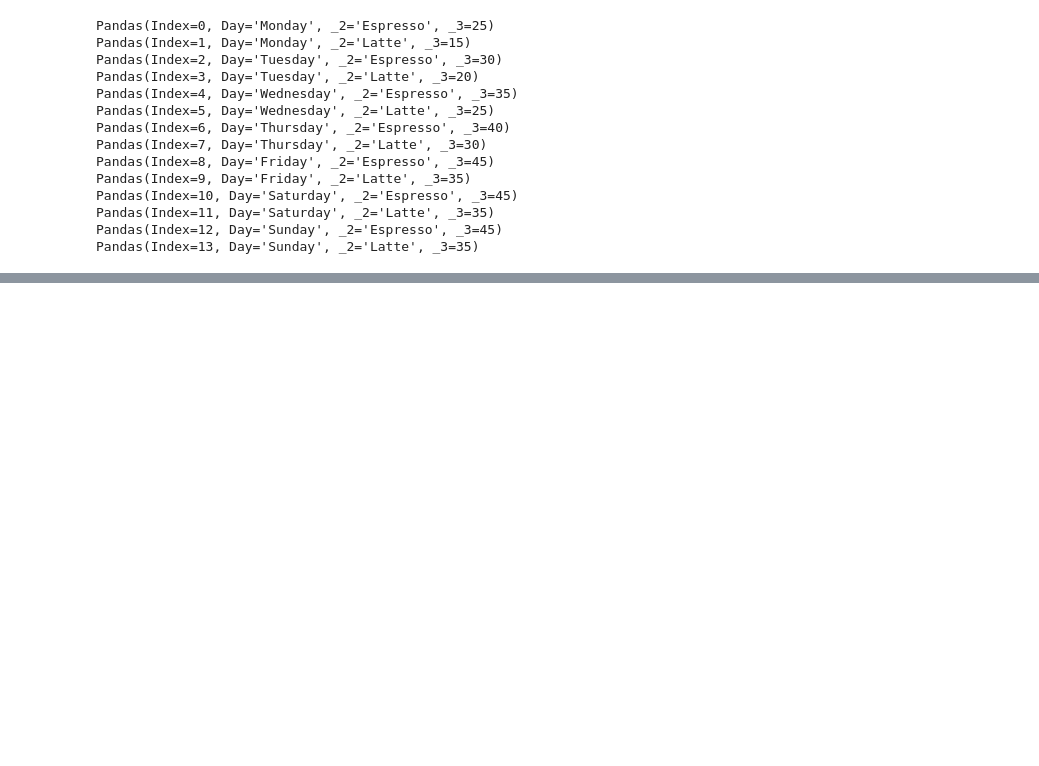
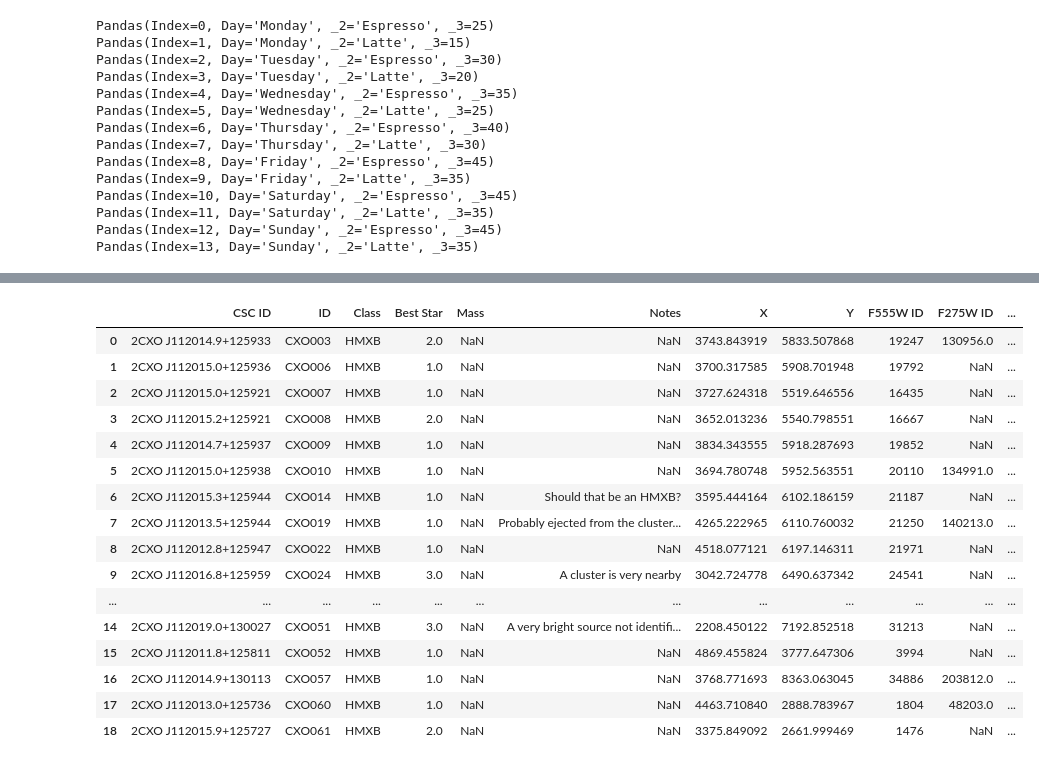
Before and after one commit to devkhullar/Tutorials, a Jupyter notebook: Pandas/Pandas.ipynb, the cells around one changed output, grey strips where cells are left out. Saved outputs shown, nothing was run; the diff lists cells and outputs as text; code cells hidden in the pictures; blank space fills up the shorter version.

Commit message:
Test merge and query functions

```diff
--- a/Pandas/Pandas.ipynb
+++ b/Pandas/Pandas.ipynb
@@ -382,0 +536,6 @@ Pandas(Index=13, Day='Sunday', _2='Latte', _3=35)
+# %%
+import sys
+sys.path.insert(0, '/Users/undergradstudent/Research/XRB-Analysis/Notebooks/')
+from helpers.analysis import remove_unnamed
+daoclean = remove_unnamed(pd.read_csv("/Users/undergradstudent/Research/XRB-Analysis/Galaxies/M66/Chandra-HST/M66_daoclean_matches.frame"))
+M66_notes = remove_unnamed(pd.read_csv("/Users/undergradstudent/Research/XRB-Analysis/Galaxies/M66/Chandra-HST/M66_XRB_notes.txt"))
@@ -382,0 +546,3 @@ Pandas(Index=13, Day='Sunday', _2='Latte', _3=35)
+# %%
+hmxbs = M66_notes.query('Class == "HMXB"').reset_index(drop=True)
+hmxbs
@@ -382,0 +567,20 @@ Pandas(Index=13, Day='Sunday', _2='Latte', _3=35)
+# %%
+pd.merge(hmxbs, daoclean, left_on=['CSC ID', 'Best Star'], right_on=['CSC ID', 'StarID'], how='left')
+# %% [output]
+|  | CSC ID | ID | Class | Best Star | Mass | Notes | X | Y | F555W ID | F275W ID | ... |
+| 0 | 2CXO J112014.9+125933 | CXO003 | HMXB | 2.0 | NaN | NaN | 3743.843919 | 5833.507868 | 19247 | 130956.0 | ... |
+| 1 | 2CXO J112015.0+125936 | CXO006 | HMXB | 1.0 | NaN | NaN | 3700.317585 | 5908.701948 | 19792 | NaN | ... |
+| 2 | 2CXO J112015.0+125921 | CXO007 | HMXB | 1.0 | NaN | NaN | 3727.624318 | 5519.646556 | 16435 | NaN | ... |
+| 3 | 2CXO J112015.2+125921 | CXO008 | HMXB | 2.0 | NaN | NaN | 3652.013236 | 5540.798551 | 16667 | NaN | ... |
+| 4 | 2CXO J112014.7+125937 | CXO009 | HMXB | 1.0 | NaN | NaN | 3834.343555 | 5918.287693 | 19852 | NaN | ... |
+| 5 | 2CXO J112015.0+125938 | CXO010 | HMXB | 1.0 | NaN | NaN | 3694.780748 | 5952.563551 | 20110 | 134991.0 | ... |
+| 6 | 2CXO J112015.3+125944 | CXO014 | HMXB | 1.0 | NaN | Should that be an HMXB? | 3595.444164 | 6102.186159 | 21187 | NaN | ... |
+| 7 | 2CXO J112013.5+125944 | CXO019 | HMXB | 1.0 | NaN | Probably ejected from the cluster... | 4265.222965 | 6110.760032 | 21250 | 140213.0 | ... |
+| 8 | 2CXO J112012.8+125947 | CXO022 | HMXB | 1.0 | NaN | NaN | 4518.077121 | 6197.146311 | 21971 | NaN | ... |
+| 9 | 2CXO J112016.8+125959 | CXO024 | HMXB | 3.0 | NaN | A cluster is very nearby | 3042.724778 | 6490.637342 | 24541 | NaN | ... |
+| ... | ... | ... | ... | ... | ... | ... | ... | ... | ... | ... | ... |
+| 14 | 2CXO J112019.0+130027 | CXO051 | HMXB | 3.0 | NaN | A very bright source not identifi... | 2208.450122 | 7192.852518 | 31213 | NaN | ... |
+| 15 | 2CXO J112011.8+125811 | CXO052 | HMXB | 1.0 | NaN | NaN | 4869.455824 | 3777.647306 | 3994 | NaN | ... |
+| 16 | 2CXO J112014.9+130113 | CXO057 | HMXB | 1.0 | NaN | NaN | 3768.771693 | 8363.063045 | 34886 | 203812.0 | ... |
+| 17 | 2CXO J112013.0+125736 | CXO060 | HMXB | 1.0 | NaN | NaN | 4463.710840 | 2888.783967 | 1804 | 48203.0 | ... |
+| 18 | 2CXO J112015.9+125727 | CXO061 | HMXB | 2.0 | NaN | NaN | 3375.849092 | 2661.999469 | 1476 | NaN | ... |
```
Also changed, not shown: parts of 22 cells of this notebook.
